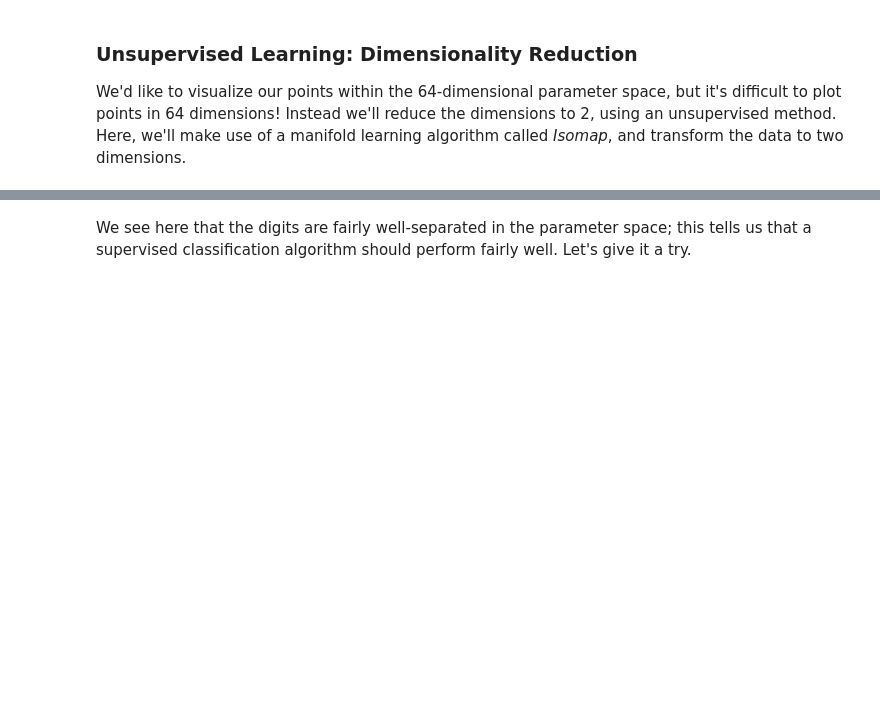
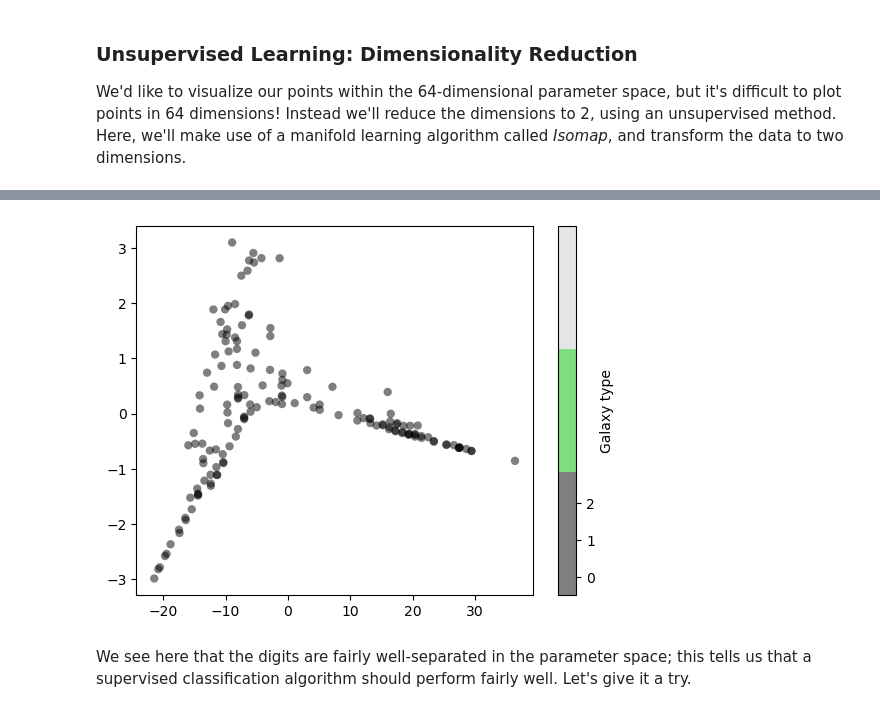
Before and after one commit to lukbrb/academic-physics, a Jupyter notebook: galaxy-classification/notebooks/02.2-Basic-Principles.ipynb, the cells around one changed output, grey strips where cells are left out. Cells and saved outputs as stored; diff of their text form; code cells hidden in the pictures; blank space fills up the shorter version.

```diff
--- a/galaxy-classification/notebooks/02.2-Basic-Principles.ipynb
+++ b/galaxy-classification/notebooks/02.2-Basic-Principles.ipynb
@@ -355,6 +327,6 @@ Here, we'll make use of a manifold learning algorithm called *Isomap*, and trans
 from sklearn.manifold import Isomap
 # %%
 iso = Isomap(n_components=2, n_neighbors=7)
-data_projected = iso.fit_transform(digits.data)
+data_projected = iso.fit_transform(galaxies.data[:150])
 # %%
 data_projected.shape
@@ -361,8 +335,10 @@ data_projected.shape
 # %%
-plt.scatter(data_projected[:, 0], data_projected[:, 1], c=digits.target,
-            edgecolor='none', alpha=0.5, cmap=plt.cm.get_cmap('nipy_spectral', 10));
-plt.colorbar(label='digit label', ticks=range(10))
+plt.scatter(data_projected[:, 0], data_projected[:, 1], c=galaxies.target[:150],
+            edgecolor='none', alpha=0.5, cmap=plt.cm.get_cmap('nipy_spectral', 3));
+plt.colorbar(label='Galaxy type', ticks=range(3))
 plt.clim(-0.5, 9.5)
+# %% [output]
+[figure, added]
 # %% [markdown]
 We see here that the digits are fairly well-separated in the parameter space; this tells us that a supervised classification algorithm should perform fairly well. Let's give it a try.
 # %% [markdown]
```
Also changed, not shown: parts of 22 cells of this notebook, 1 other file.
